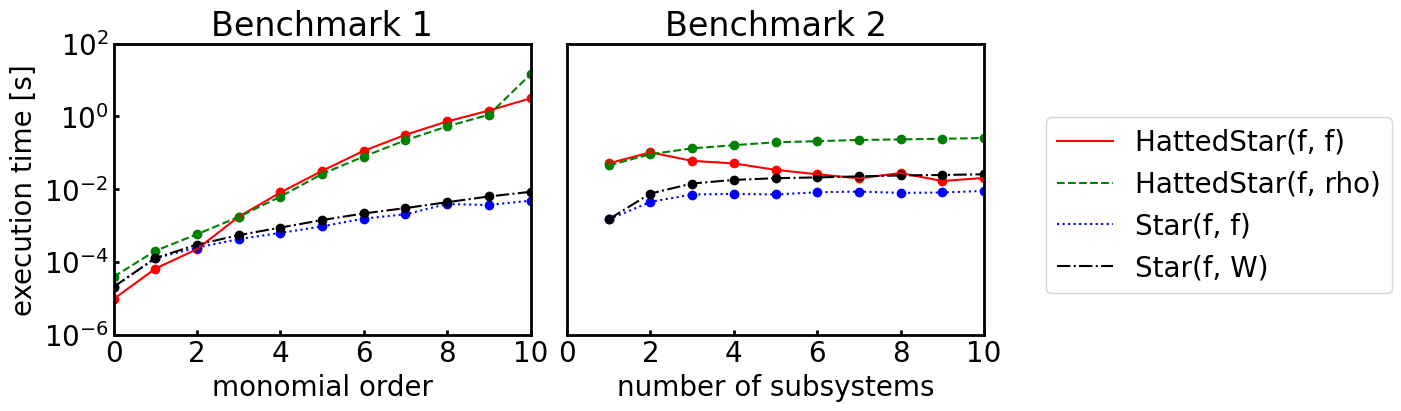
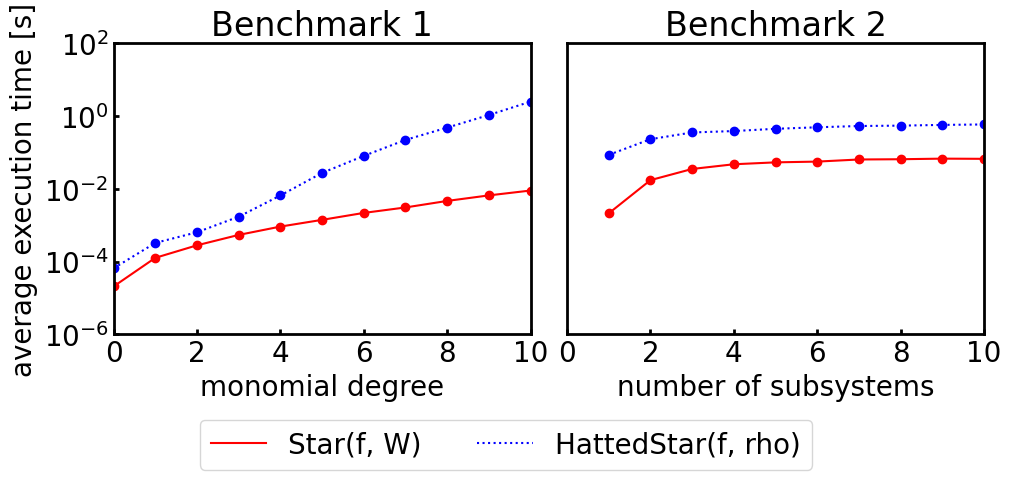
The change to this notebook cell's code, shown as a diff; its figure went from the first image to the second:
--- before
+++ after
@@ -5,5 +5,11 @@
 fig, axes = plt.subplots(1,2, constrained_layout=True, figsize = (10, 4))
 
-for i, sss in enumerate(["op_poly", "op_rho", "sc_poly", "sc_W"]):
+for i, sss in enumerate(["sc_W", "sc_poly", "op_rho", "op_poly"]):
+    if sss in ["sc_poly", "op_poly"]:
+        # Not needed after all. Only difference is whether or not the derivative for
+        # Star is evaluable. Since we only do one round of Bopp shift evaluation, 
+        # it is pretty much a SymPy problem.
+        continue
+    
     n_var, dur_avg = np.loadtxt(f"benchmark-data/benchmark_1_{sss}.txt", unpack=True)
     n_var = n_var.astype(int)
@@ -13,8 +19,8 @@
             c = ["r", "g", "b", "k"][i],
             ls = ["-", "--", ":", "-."][i],
-            label = ["HattedStar(f, f)",
+            label = ["Star(f, W)",
+                     "Star(f, dagger(f))",
                      "HattedStar(f, rho)",
-                     "Star(f, f)",
-                     "Star(f, W)"][i])
+                     "HattedStar(f, dagger(f))"][i])
     ax.scatter(n_var,
                dur_avg,
@@ -23,7 +29,7 @@
     ax.set_ylim(1e-6, 1e2)
     ax.tick_params(axis="both", which="both", direction='in', width=2)
-    ax.set_ylabel("execution time [s]")
+    ax.set_ylabel("average execution time [s]")
     ax.set_xticks([0,2,4,6,8,10])
-    ax.set_xlabel("monomial order")
+    ax.set_xlabel("monomial degree")
     ax.set_title("Benchmark 1")
     ax.set_xlim(0, 10)
@@ -48,5 +54,5 @@
     ax.set_title("Benchmark 2")
     
-fig.legend(ncols=1, loc="center right", bbox_to_anchor=(1.4, 0.5), frameon=True, fontsize=20)
+fig.legend(ncols=2, loc="center", bbox_to_anchor=(0.5, -0.1), frameon=True, fontsize=20)
 
 plt.savefig("benchmark.pdf", dpi=600, bbox_inches="tight")

Commit: updated benchmarks. gonna move to new benchmark version